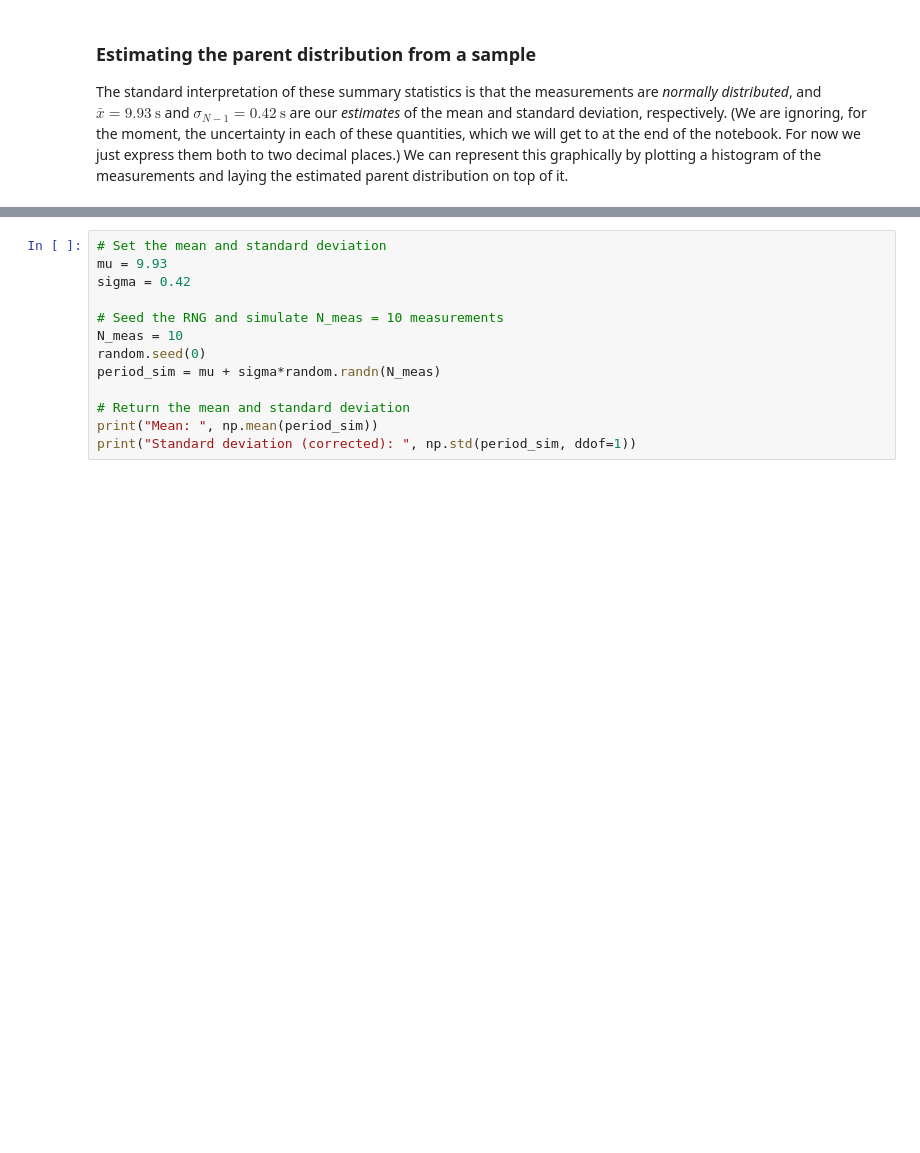
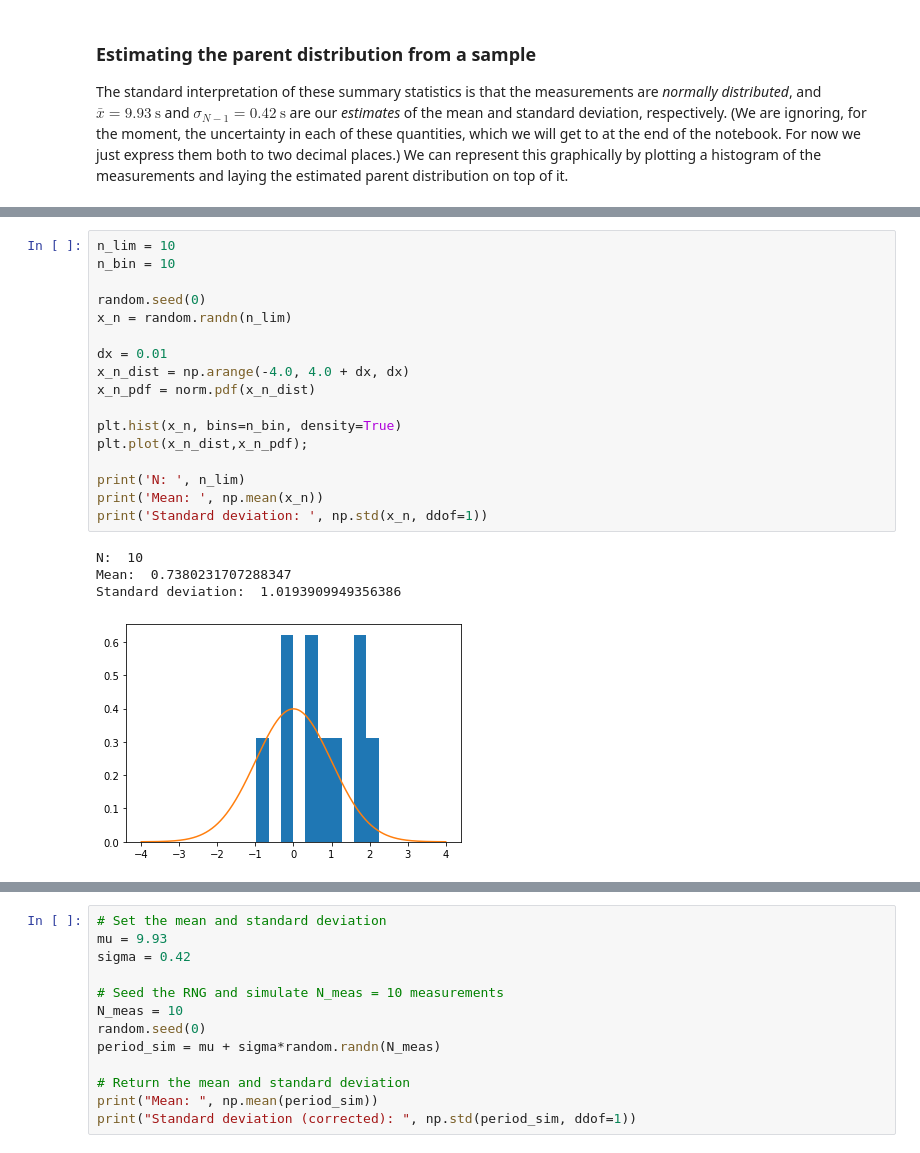
Before and after one commit to jsdodge/data-analysis-python, a Jupyter notebook: notebooks/2.0-Basic-statistics.ipynb, the cells around one changed output, grey strips where cells are left out. Saved outputs shown, nothing was run; the diff lists cells and outputs as text; blank space fills up the shorter version.

```diff
--- a/notebooks/2.0-Basic-statistics.ipynb
+++ b/notebooks/2.0-Basic-statistics.ipynb
@@ -397,0 +380,22 @@ Let's illustrate this by simulating a new set of measurements, assuming $\mu = 9
+# %%
+n_lim = 10
+n_bin = 10
+
+random.seed(0)
+x_n = random.randn(n_lim)
+
+dx = 0.01
+x_n_dist = np.arange(-4.0, 4.0 + dx, dx)
+x_n_pdf = norm.pdf(x_n_dist)
+
+plt.hist(x_n, bins=n_bin, density=True)
+plt.plot(x_n_dist,x_n_pdf);
+
+print('N: ', n_lim)
+print('Mean: ', np.mean(x_n))
+print('Standard deviation: ', np.std(x_n, ddof=1))
+# %% [output]
+N:  10
+Mean:  0.7380231707288347
+Standard deviation:  1.0193909949356386
+[figure, added]
```
Also changed, not shown: parts of 34 cells of this notebook, 3 other files.
